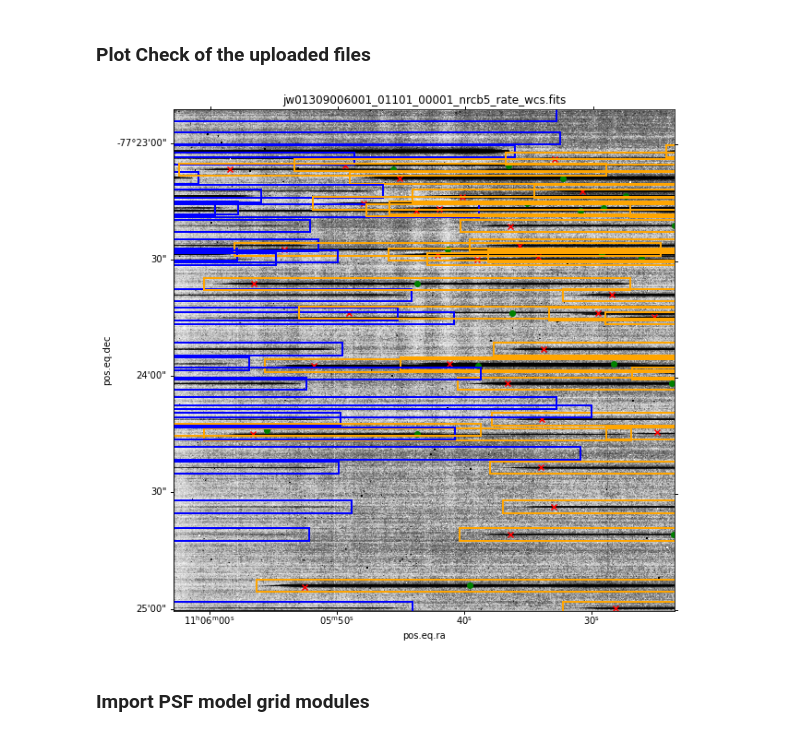
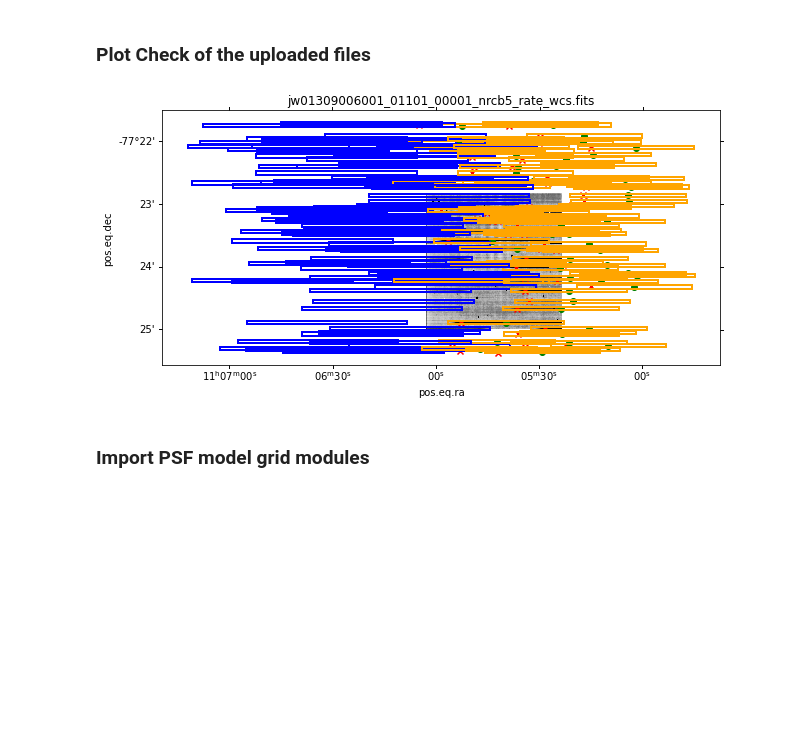
Before and after one commit to ou-astrophysics/NIRCam-WFSS-ERS-Spectral-Extraction, a Jupyter notebook: 2ndOrderMultiPSFSetup.ipynb, the cells around one changed output. Saved outputs shown, nothing was run; the diff lists cells and outputs as text; code cells hidden in the pictures; blank space fills up the shorter version.

```diff
--- a/2ndOrderMultiPSFSetup.ipynb
+++ b/2ndOrderMultiPSFSetup.ipynb
@@ -318,36 +320,36 @@ with apfits.open(imageFits) as test:
 
     # for loop to create trace boxes for each source within source list
     # HOW DO WE CHANGE FOR C DIRECTION?? NEED TO LOAD C DATA???
     # where is sourceId defined? Within imageFits???
     for sourceId, directPixel in enumerate(directPixels):
         traceBox1st = compute1stOrderTraceBox(
             directPixel,
             module=os.path.basename(imageFits).split("_")[3][-2].upper(),
             direction="R",
             ec="orange",
             #ec="orange",
             lw="2",
             fc="none",
         )
         ax.add_patch(traceBox1st)
 
         traceBox2nd = compute2ndOrderTraceBox(
             directPixel,
             module=os.path.basename(imageFits).split("_")[3][-2].upper(),
             direction="R",
             ec="blue",
             #ec="orange",
             lw="2",
             fc="none",
         )
         ax.add_patch(traceBox2nd)
         # Removing limits shows that all sources in list have traces calculated for them
         # Therefore missing traces must be due to them missing in source list which
         # will not be a problem once NIRCam Pre-imaging has been achieved
-    ax.set_xlim(xlim)
-    ax.set_ylim(ylim)
+#     ax.set_xlim(xlim)
+#     ax.set_ylim(ylim)
 # %% [output]
-[figure, old version]
+[figure, new version]
 # %% [markdown]
 ### Import PSF model grid modules
 # %%
```
Also changed, not shown: parts of 13 cells of this notebook, 1 other file.
